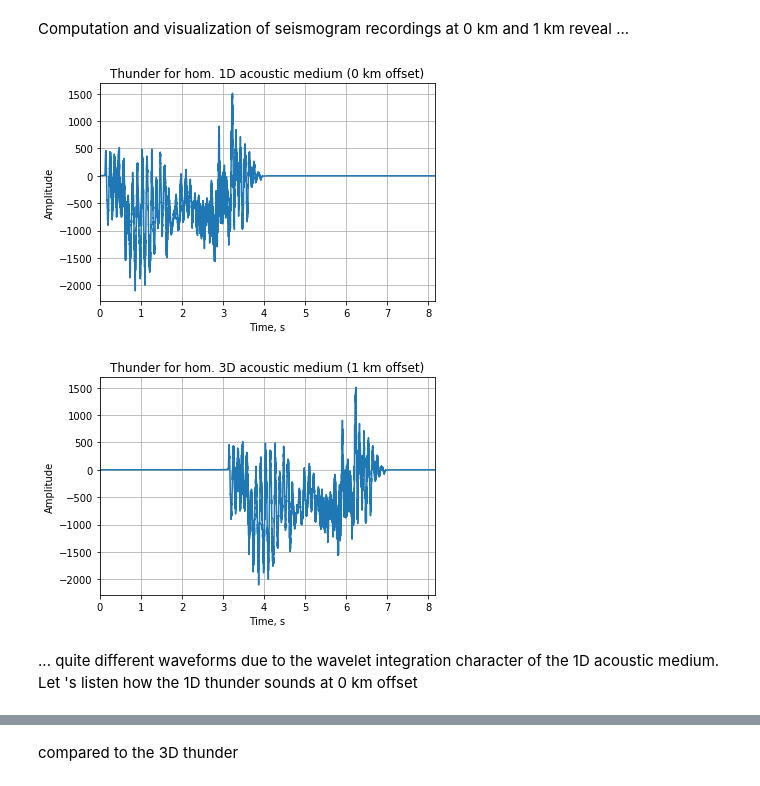
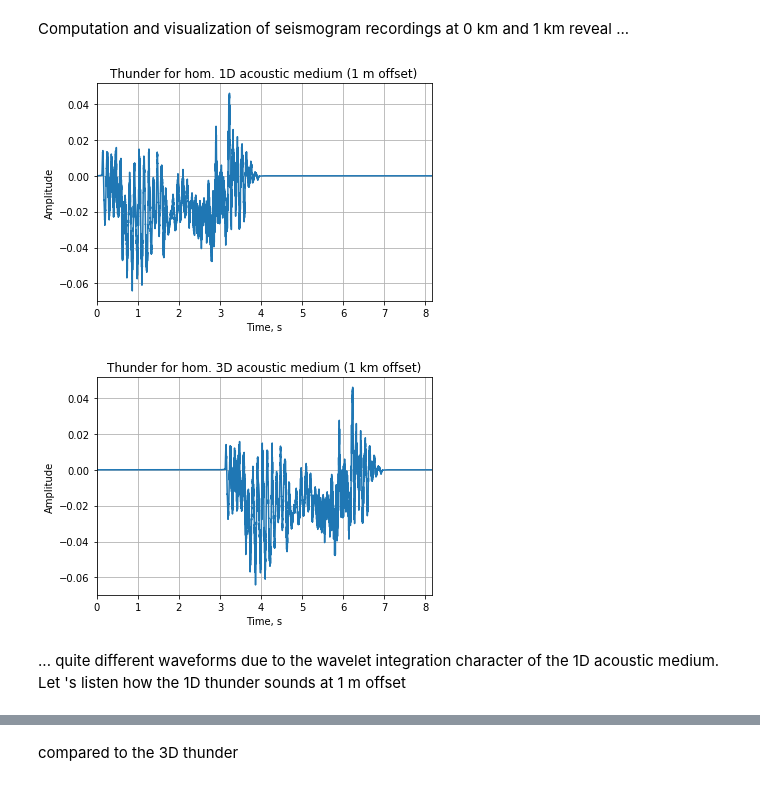
Before and after one commit to daniel-koehn/Theory-of-seismic-waves-II, a Jupyter notebook: 01_Analytical_solutions/6_Thunderstorm_in_1D-3D_acoustic_media.ipynb, the cells around one changed output, grey strips where cells are left out. Cells and saved outputs as stored; diff of their text form; code cells hidden in the pictures.

```diff
--- a/01_Analytical_solutions/6_Thunderstorm_in_1D-3D_acoustic_media.ipynb
+++ b/01_Analytical_solutions/6_Thunderstorm_in_1D-3D_acoustic_media.ipynb
@@ -37,6 +37,9 @@ rate, thunder = read("data/thunder.wav")
 
 # subtract mean value
 thunder = thunder - np.mean(thunder)
+
+# normalize source wavelet
+thunder = thunder / np.amax(thunder)
 
 # compute sample interval
 dt = 1/rate
@@ -290,20 +293,20 @@ tmax = 2.0 * tmax_src
 time = np.arange(0,tmax,dt)
 nt = len(time)
 
-# calculate seismograms at 0 km and 1 km offset
-G1_seis_0km = calc_seis_1D(1e-9,tmax,nt,thunder)
+# calculate seismograms at 1 m and 1 km offset
+G1_seis_1m = calc_seis_1D(1.0,tmax,nt,thunder)
 G1_seis_1km = calc_seis_1D(1000.0,tmax,nt,thunder)
 # %%
-# Plotting Seismogram at 0 km offset
-plt.plot(time, G1_seis_0km)
-plt.title("Thunder for hom. 1D acoustic medium (0 km offset)" )
+# Plotting Seismogram at 1 m offset
+plt.plot(time, G1_seis_1m)
+plt.title("Thunder for hom. 1D acoustic medium (1 m offset)" )
 plt.xlabel("Time, s")
 plt.ylabel("Amplitude")
 plt.xlim((0, tmax))
 plt.grid()
 plt.show()
 # %% [output]
-[figure, old version]
+[figure, new version]
 # %%
 # Plotting Seismogram at 1 km offset
 plt.plot(time, G1_seis_1km)
@@ -314,7 +317,7 @@ plt.xlim((0, tmax))
 plt.grid()
 plt.show()
 # %% [output]
-[figure, old version]
+[figure, new version]
 # %% [markdown]
-... quite different waveforms due to the wavelet integration character of the 1D acoustic medium. Let 's listen how the 1D thunder sounds at 0 km offset
+... quite different waveforms due to the wavelet integration character of the 1D acoustic medium. Let 's listen how the 1D thunder sounds at 1 m offset
 # %%
```
Also changed, not shown: parts of 20 cells of this notebook.
